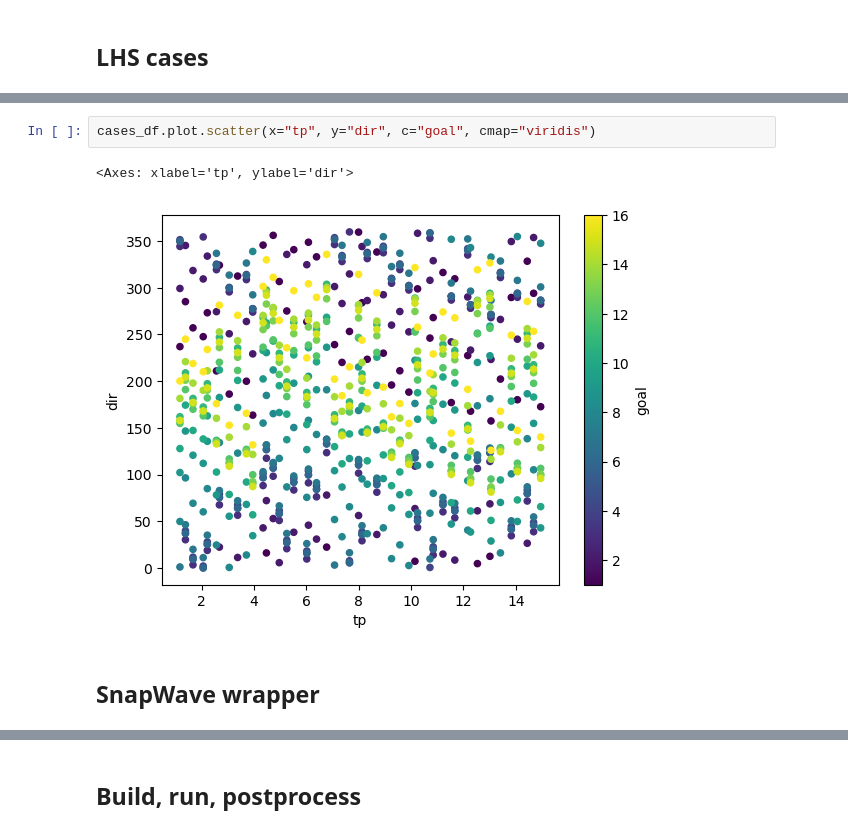
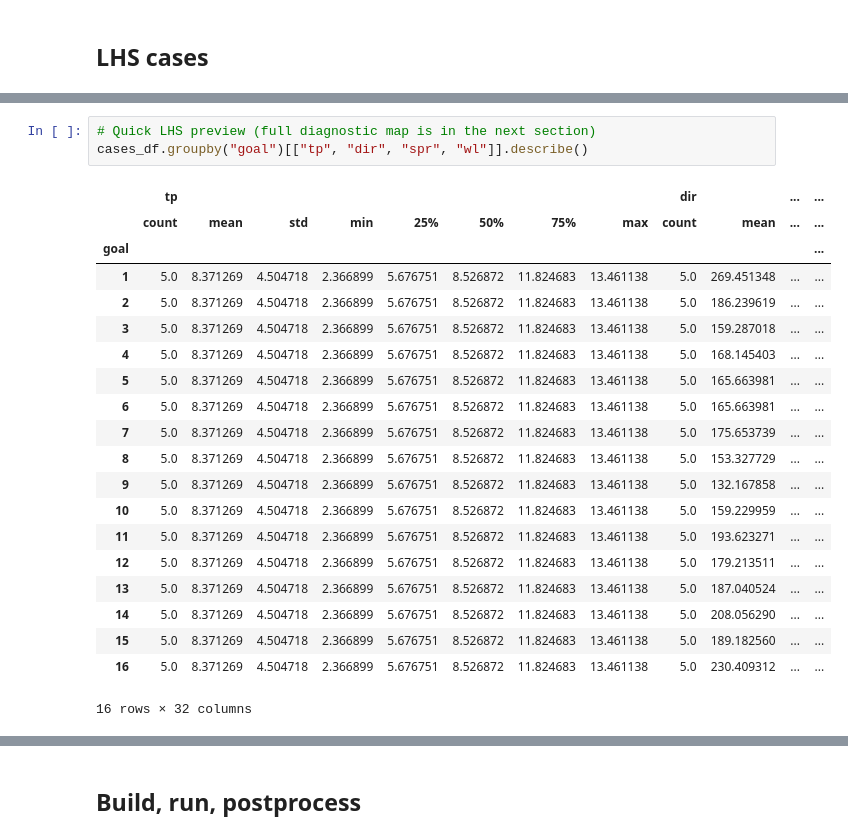
Before and after one commit to GeoOcean/HyGloW, a Jupyter notebook: Samoa/05_Metamodel_Cases_Generation.ipynb, the cells around one changed output, grey strips where cells are left out. Cells and saved outputs as stored; diff of their text form.

```diff
--- a/Samoa/05_Metamodel_Cases_Generation.ipynb
+++ b/Samoa/05_Metamodel_Cases_Generation.ipynb
@@ -51,7 +51,24 @@ cases_df.head()
-# %%
-cases_df.plot.scatter(x="tp", y="dir", c="goal", cmap="viridis")
-# %% [output]
-<Axes: xlabel='tp', ylabel='dir'>
-[figure, removed]
-# %% [markdown]
-## SnapWave wrapper
+# %%
+# Quick LHS preview (full diagnostic map is in the next section)
+cases_df.groupby("goal")[["tp", "dir", "spr", "wl"]].describe()
+# %% [output]
+|  | tp |  |  |  |  |  |  |  | dir |  | ... | ... |
+|  | count | mean | std | min | 25% | 50% | 75% | max | count | mean | ... | ... |
+| goal |  |  |  |  |  |  |  |  |  |  |  | ... |
+| 1 | 5.0 | 8.371269 | 4.504718 | 2.366899 | 5.676751 | 8.526872 | 11.824683 | 13.461138 | 5.0 | 269.451348 | ... | ... |
+| 2 | 5.0 | 8.371269 | 4.504718 | 2.366899 | 5.676751 | 8.526872 | 11.824683 | 13.461138 | 5.0 | 186.239619 | ... | ... |
+| 3 | 5.0 | 8.371269 | 4.504718 | 2.366899 | 5.676751 | 8.526872 | 11.824683 | 13.461138 | 5.0 | 159.287018 | ... | ... |
+| 4 | 5.0 | 8.371269 | 4.504718 | 2.366899 | 5.676751 | 8.526872 | 11.824683 | 13.461138 | 5.0 | 168.145403 | ... | ... |
+| 5 | 5.0 | 8.371269 | 4.504718 | 2.366899 | 5.676751 | 8.526872 | 11.824683 | 13.461138 | 5.0 | 165.663981 | ... | ... |
+| 6 | 5.0 | 8.371269 | 4.504718 | 2.366899 | 5.676751 | 8.526872 | 11.824683 | 13.461138 | 5.0 | 165.663981 | ... | ... |
+| 7 | 5.0 | 8.371269 | 4.504718 | 2.366899 | 5.676751 | 8.526872 | 11.824683 | 13.461138 | 5.0 | 175.653739 | ... | ... |
+| 8 | 5.0 | 8.371269 | 4.504718 | 2.366899 | 5.676751 | 8.526872 | 11.824683 | 13.461138 | 5.0 | 153.327729 | ... | ... |
+| 9 | 5.0 | 8.371269 | 4.504718 | 2.366899 | 5.676751 | 8.526872 | 11.824683 | 13.461138 | 5.0 | 132.167858 | ... | ... |
+| 10 | 5.0 | 8.371269 | 4.504718 | 2.366899 | 5.676751 | 8.526872 | 11.824683 | 13.461138 | 5.0 | 159.229959 | ... | ... |
+| 11 | 5.0 | 8.371269 | 4.504718 | 2.366899 | 5.676751 | 8.526872 | 11.824683 | 13.461138 | 5.0 | 193.623271 | ... | ... |
+| 12 | 5.0 | 8.371269 | 4.504718 | 2.366899 | 5.676751 | 8.526872 | 11.824683 | 13.461138 | 5.0 | 179.213511 | ... | ... |
+| 13 | 5.0 | 8.371269 | 4.504718 | 2.366899 | 5.676751 | 8.526872 | 11.824683 | 13.461138 | 5.0 | 187.040524 | ... | ... |
+| 14 | 5.0 | 8.371269 | 4.504718 | 2.366899 | 5.676751 | 8.526872 | 11.824683 | 13.461138 | 5.0 | 208.056290 | ... | ... |
+| 15 | 5.0 | 8.371269 | 4.504718 | 2.366899 | 5.676751 | 8.526872 | 11.824683 | 13.461138 | 5.0 | 189.182560 | ... | ... |
+| 16 | 5.0 | 8.371269 | 4.504718 | 2.366899 | 5.676751 | 8.526872 | 11.824683 | 13.461138 | 5.0 | 230.409312 | ... | ... |
+16 rows × 32 columns
```
Also changed, not shown: parts of 7 cells of this notebook, 6 other files.
